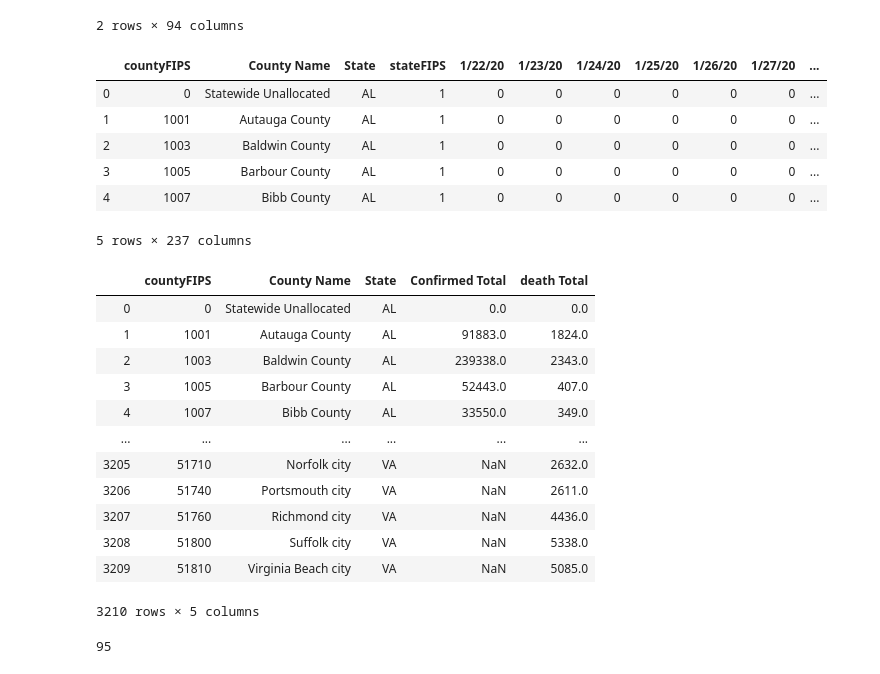
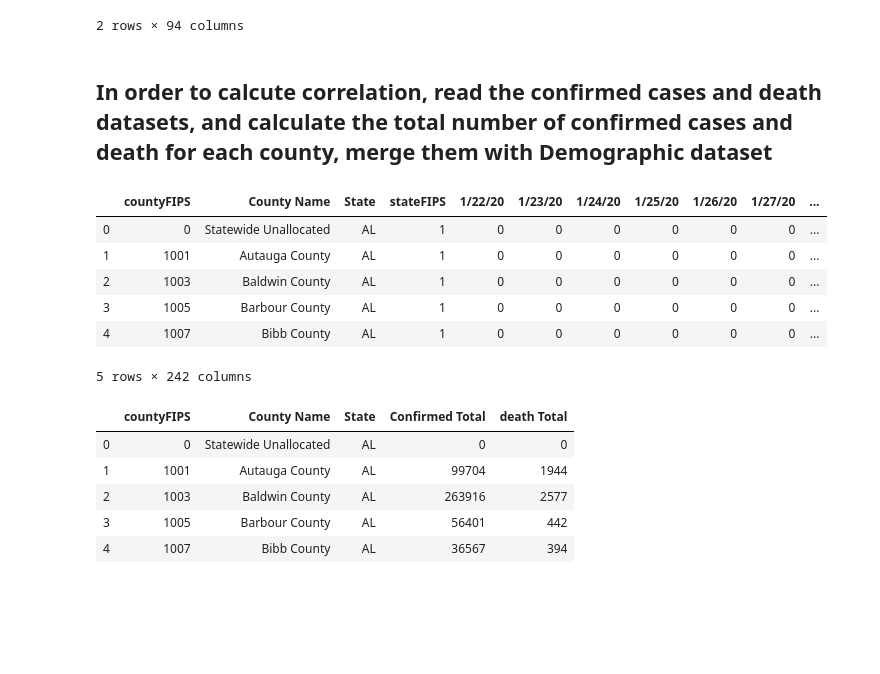
Before and after one commit to HarinB4/Covid-19DataProject, a Jupyter notebook: src/Sanam/Demographic.ipynb, the cells around one changed output. Saved outputs shown, nothing was run; the diff lists cells and outputs as text; code cells hidden in the pictures; blank space fills up the shorter version.

Commit message:
merge demographic dataset with main dataset

```diff
--- a/src/Sanam/Demographic.ipynb
+++ b/src/Sanam/Demographic.ipynb
@@ -68,12 +52,14 @@ demographic_df.head(2)
 | 0 | 0500000US01001 | Autauga County, Alabama | 76.5 | 55200 | 54170 | ... |
 | 1 | 0500000US01003 | Baldwin County, Alabama | 86.6 | 208107 | 204535 | ... |
 2 rows × 94 columns
+# %% [markdown]
+## In order to calcute correlation, read the confirmed cases and death datasets, and calculate the total number of confirmed cases and death for each county, merge them with Demographic dataset
 # %%
 # Read csv confirmed cases file and save it in a dataframe
-confirmed_df = pd.read_csv("covid_confirmed_usafacts.csv")
+confirmed_df = pd.read_csv("../../data/COVID-19 Dataset/confirmed.csv")
 
 # Read csv death file and save it in a dataframe
-death_df = pd.read_csv("covid_deaths_usafacts.csv")
+death_df = pd.read_csv("../../data/COVID-19 Dataset/deaths.csv")
 # %%
 #sum up confirmed cases for each county
 confirmed_df['Confirmed Total']= confirmed_df.iloc[:, 4:].sum(axis=1)
@@ -89,7 +75,7 @@ death_df.head()
 | 2 | 1003 | Baldwin County | AL | 1 | 0 | 0 | 0 | 0 | 0 | 0 | ... |
 | 3 | 1005 | Barbour County | AL | 1 | 0 | 0 | 0 | 0 | 0 | 0 | ... |
 | 4 | 1007 | Bibb County | AL | 1 | 0 | 0 | 0 | 0 | 0 | 0 | ... |
-5 rows × 237 columns
+5 rows × 242 columns
 # %%
 # define a new dataframe for confirmed cases which contains "countyFIPS", "County Name", "Confirmed Total"
 modified_confirmed_df = confirmed_df[["countyFIPS", "County Name","State", "Confirmed Total"]]
@@ -98,21 +84,13 @@ modified_confirmed_df = confirmed_df[["countyFIPS", "County Name","State", "Conf
 modified_death_df = death_df[["countyFIPS", "County Name", "State","death Total"]]
 # %%
 #merge modified dataframes based on "countyFIPS", "County Name"
-modified_confirmed_death_df = pd.merge(modified_confirmed_df,modified_death_df, on = ["countyFIPS", "County Name" ,"State"]
-                   ,how = "outer")
+modified_confirmed_death_df = pd.merge(modified_confirmed_df,modified_death_df, on = ["countyFIPS", "County Name" ,"State"])
 
-modified_confirmed_death_df
+modified_confirmed_death_df.head()
 # %% [output]
 |  | countyFIPS | County Name | State | Confirmed Total | death Total |
-| 0 | 0 | Statewide Unallocated | AL | 0.0 | 0.0 |
-| 1 | 1001 | Autauga County | AL | 91883.0 | 1824.0 |
-| 2 | 1003 | Baldwin County | AL | 239338.0 | 2343.0 |
-| 3 | 1005 | Barbour County | AL | 52443.0 | 407.0 |
-| 4 | 1007 | Bibb County | AL | 33550.0 | 349.0 |
-| ... | ... | ... | ... | ... | ... |
-| 3205 | 51710 | Norfolk city | VA | NaN | 2632.0 |
-| 3206 | 51740 | Portsmouth city | VA | NaN | 2611.0 |
-| 3207 | 51760 | Richmond city | VA | NaN | 4436.0 |
-| 3208 | 51800 | Suffolk city | VA | NaN | 5338.0 |
-| 3209 | 51810 | Virginia Beach city | VA | NaN | 5085.0 |
+| 0 | 0 | Statewide Unallocated | AL | 0 | 0 |
+| 1 | 1001 | Autauga County | AL | 99704 | 1944 |
+| 2 | 1003 | Baldwin County | AL | 263916 | 2577 |
+| 3 | 1005 | Barbour County | AL | 56401 | 442 |
+| 4 | 1007 | Bibb County | AL | 36567 | 394 |
-3210 rows × 5 columns
@@ -196,4 +96,0 @@ demographic_df["State"] = State_abbrev
-# %%
-len(demographic_df.columns)
-# %% [output]
-95
```
Also changed, not shown: parts of 34 cells of this notebook, 1 other file.
